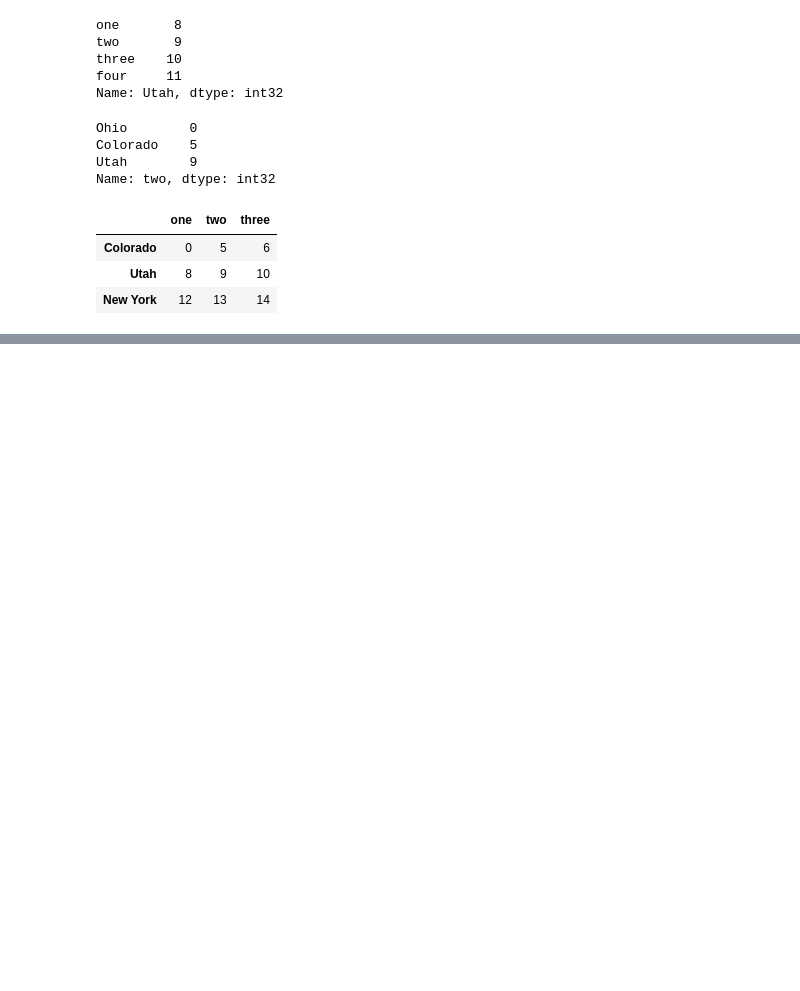
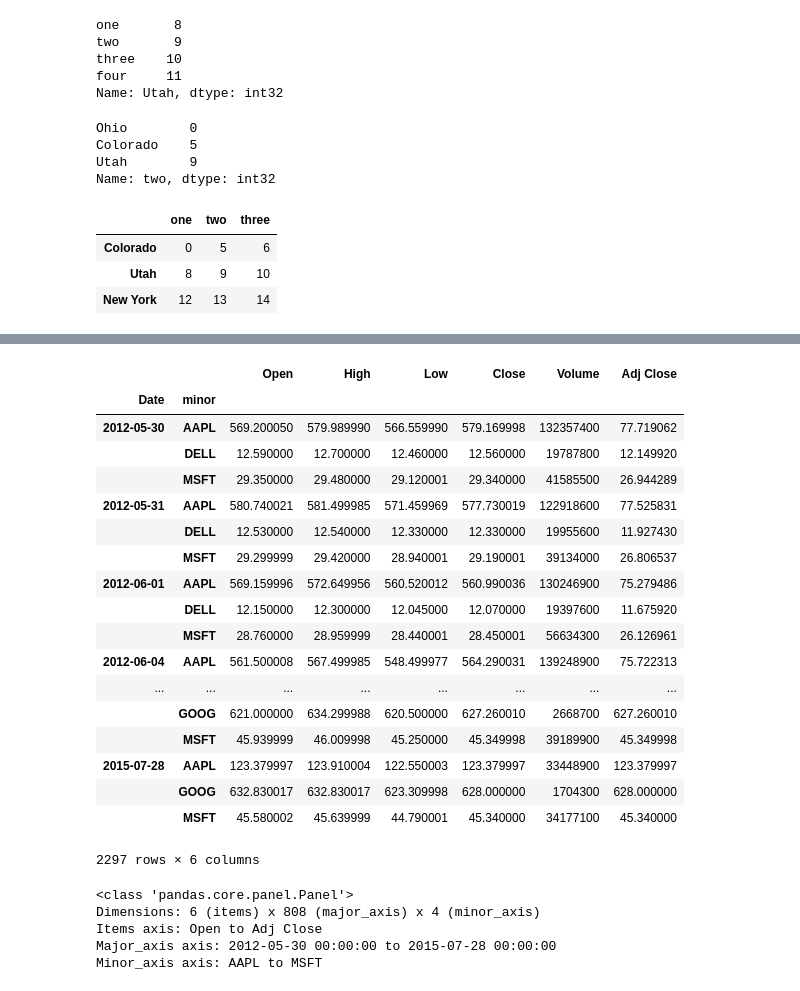
Before and after one commit to Yeyoung/01python, a Jupyter notebook: ch05.ipynb, the cells around one changed output, grey strips where cells are left out. Cells and saved outputs as stored; diff of their text form; code cells hidden in the pictures; blank space fills up the shorter version.

```diff
--- a/ch05.ipynb
+++ b/ch05.ipynb
@@ -800,0 +1928,2 @@ data.ix[data.three > 5, :3]
+# %%
+pdata = pd.Panel(dict((stk, web.get_data_yahoo(stk)) for stk in ['AAPL', 'GOOG', 'MSFT', 'DELL']))
@@ -800,0 +1938,2 @@ data.ix[data.three > 5, :3]
+# %%
+pdata = pdata.swapaxes('items', 'minor')
@@ -800,0 +1992,32 @@ data.ix[data.three > 5, :3]
+# %%
+stacked = pdata.ix[:, '5/30/2012':, :].to_frame()
+# %%
+stacked
+# %% [output]
+|  |  | Open | High | Low | Close | Volume | Adj Close |
+| Date | minor |  |  |  |  |  |  |
+| 2012-05-30 | AAPL | 569.200050 | 579.989990 | 566.559990 | 579.169998 | 132357400 | 77.719062 |
+|  | DELL | 12.590000 | 12.700000 | 12.460000 | 12.560000 | 19787800 | 12.149920 |
+|  | MSFT | 29.350000 | 29.480000 | 29.120001 | 29.340000 | 41585500 | 26.944289 |
+| 2012-05-31 | AAPL | 580.740021 | 581.499985 | 571.459969 | 577.730019 | 122918600 | 77.525831 |
+|  | DELL | 12.530000 | 12.540000 | 12.330000 | 12.330000 | 19955600 | 11.927430 |
+|  | MSFT | 29.299999 | 29.420000 | 28.940001 | 29.190001 | 39134000 | 26.806537 |
+| 2012-06-01 | AAPL | 569.159996 | 572.649956 | 560.520012 | 560.990036 | 130246900 | 75.279486 |
+|  | DELL | 12.150000 | 12.300000 | 12.045000 | 12.070000 | 19397600 | 11.675920 |
+|  | MSFT | 28.760000 | 28.959999 | 28.440001 | 28.450001 | 56634300 | 26.126961 |
+| 2012-06-04 | AAPL | 561.500008 | 567.499985 | 548.499977 | 564.290031 | 139248900 | 75.722313 |
+| ... | ... | ... | ... | ... | ... | ... | ... |
+|  | GOOG | 621.000000 | 634.299988 | 620.500000 | 627.260010 | 2668700 | 627.260010 |
+|  | MSFT | 45.939999 | 46.009998 | 45.250000 | 45.349998 | 39189900 | 45.349998 |
+| 2015-07-28 | AAPL | 123.379997 | 123.910004 | 122.550003 | 123.379997 | 33448900 | 123.379997 |
+|  | GOOG | 632.830017 | 632.830017 | 623.309998 | 628.000000 | 1704300 | 628.000000 |
+|  | MSFT | 45.580002 | 45.639999 | 44.790001 | 45.340000 | 34177100 | 45.340000 |
+2297 rows × 6 columns
+# %%
+stacked.to_panel()
+# %% [output]
+<class 'pandas.core.panel.Panel'>
+Dimensions: 6 (items) x 808 (major_axis) x 4 (minor_axis)
+Items axis: Open to Adj Close
+Major_axis axis: 2012-05-30 00:00:00 to 2015-07-28 00:00:00
+Minor_axis axis: AAPL to MSFT
```
Also changed, not shown: parts of 183 cells of this notebook.
